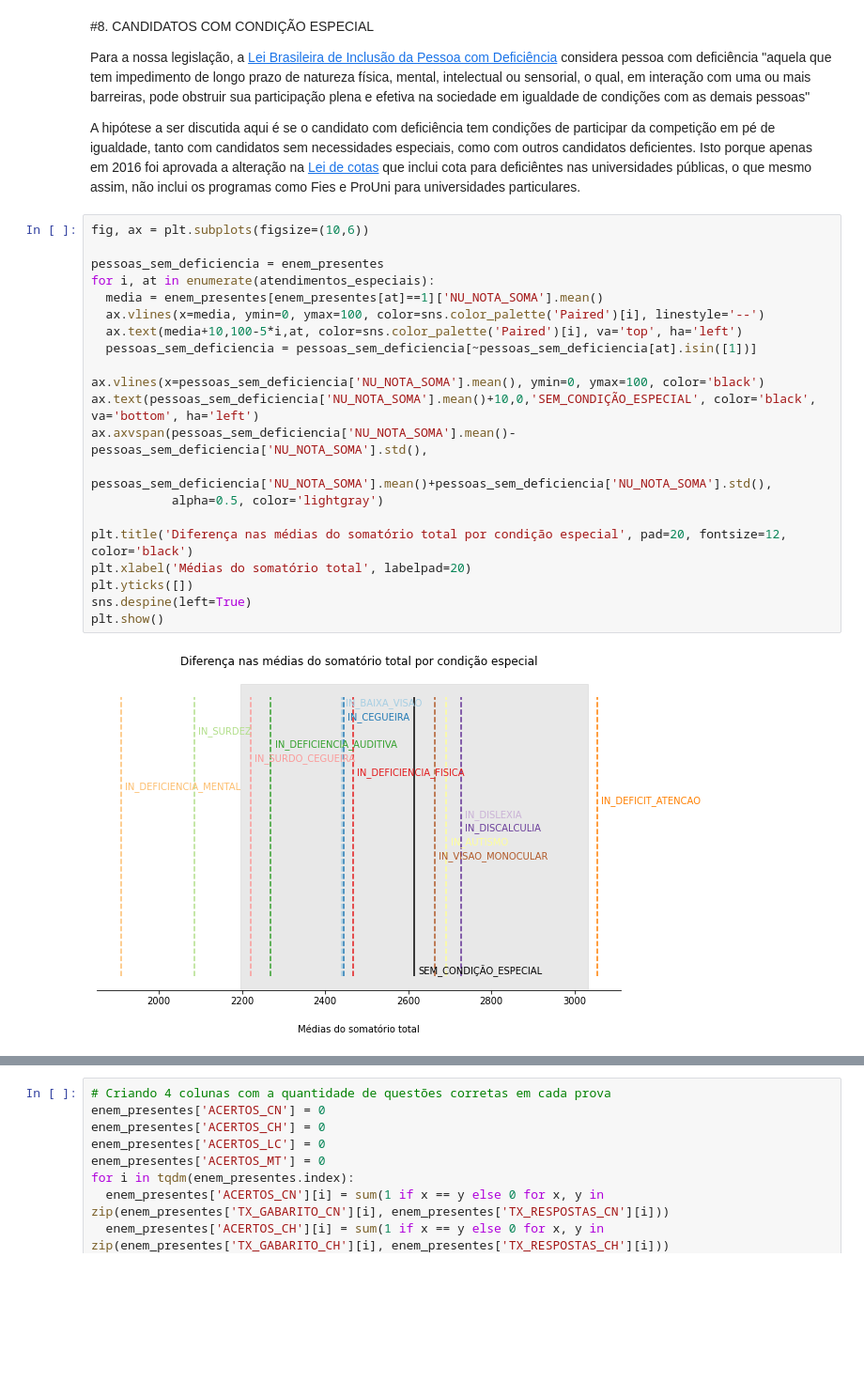
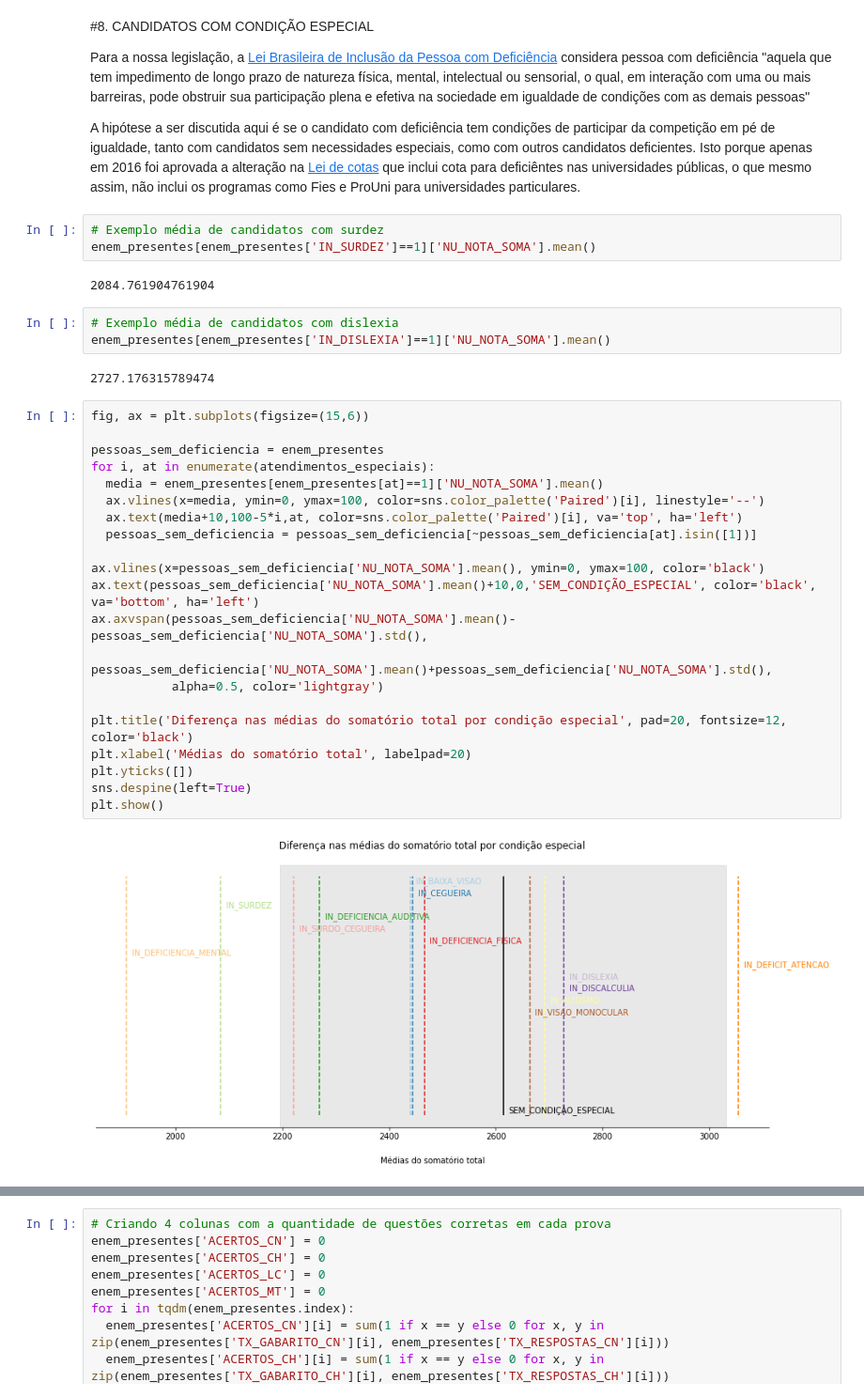
Before and after one commit to vinismachadoo/alura-imersao-dados-2, a Jupyter notebook: microdados_enem_2019.ipynb, the cells around one changed output, grey strips where cells are left out. Shown at 94% size. Drawn from its saved outputs; the diff is of its cells as text; blank space fills up the shorter version.

```diff
--- a/microdados_enem_2019.ipynb
+++ b/microdados_enem_2019.ipynb
@@ -376,29 +421,39 @@ plt.show()
 Para a nossa legislação, a [Lei Brasileira de Inclusão da Pessoa com Deficiência](http://www.planalto.gov.br/ccivil_03/_ato2015-2018/2015/lei/l13146.htm#:~:text=Art.%202%C2%BA%20Considera%2Dse%20pessoa,condi%C3%A7%C3%B5es%20com%20as%20demais%20pessoas.) considera pessoa com deficiência "aquela que tem impedimento de longo prazo de natureza física, mental, intelectual ou sensorial, o qual, em interação com uma ou mais barreiras, pode obstruir sua participação plena e efetiva na sociedade em igualdade de condições com as demais pessoas"
 
 A hipótese a ser discutida aqui é se o candidato com deficiência tem condições de participar da competição em pé de igualdade, tanto com candidatos sem necessidades especiais, como com outros candidatos deficientes. Isto porque apenas em 2016 foi aprovada a alteração na [Lei de cotas](http://www.planalto.gov.br/ccivil_03/_Ato2011-2014/2012/Lei/L12711.htm) que inclui cota para deficiêntes nas universidades públicas, o que mesmo assim, não inclui os programas como Fies e ProUni para universidades particulares.
+# %%
+# Exemplo média de candidatos com surdez
+enem_presentes[enem_presentes['IN_SURDEZ']==1]['NU_NOTA_SOMA'].mean()
+# %% [output]
+2084.761904761904
+# %%
+# Exemplo média de candidatos com dislexia
+enem_presentes[enem_presentes['IN_DISLEXIA']==1]['NU_NOTA_SOMA'].mean()
+# %% [output]
+2727.176315789474
 # %%
-fig, ax = plt.subplots(figsize=(10,6))
+fig, ax = plt.subplots(figsize=(15,6))
 
 pessoas_sem_deficiencia = enem_presentes
 for i, at in enumerate(atendimentos_especiais):
   media = enem_presentes[enem_presentes[at]==1]['NU_NOTA_SOMA'].mean()
   ax.vlines(x=media, ymin=0, ymax=100, color=sns.color_palette('Paired')[i], linestyle='--')
   ax.text(media+10,100-5*i,at, color=sns.color_palette('Paired')[i], va='top', ha='left')
   pessoas_sem_deficiencia = pessoas_sem_deficiencia[~pessoas_sem_deficiencia[at].isin([1])]
 
 ax.vlines(x=pessoas_sem_deficiencia['NU_NOTA_SOMA'].mean(), ymin=0, ymax=100, color='black')
 ax.text(pessoas_sem_deficiencia['NU_NOTA_SOMA'].mean()+10,0,'SEM_CONDIÇÃO_ESPECIAL', color='black', va='bottom', ha='left')
 ax.axvspan(pessoas_sem_deficiencia['NU_NOTA_SOMA'].mean()-pessoas_sem_deficiencia['NU_NOTA_SOMA'].std(),
            pessoas_sem_deficiencia['NU_NOTA_SOMA'].mean()+pessoas_sem_deficiencia['NU_NOTA_SOMA'].std(),
            alpha=0.5, color='lightgray')
 
 plt.title('Diferença nas médias do somatório total por condição especial', pad=20, fontsize=12, color='black')
 plt.xlabel('Médias do somatório total', labelpad=20)
 plt.yticks([])
 sns.despine(left=True)
 plt.show()
 # %% [output]
-[figure, old version]
+[figure, new version]
 # %% [markdown]
 A zona cinza corresponde a um desvio padrão da média de candidatos sem condição especial (isto representa cerca de 70% dos inscritos). Com isso, podemos entender se o atendimento especializado oferecido pelo MEC é inclusivo e coloca os candidatos com alguma necessidade especial em igualdade com os demais.
 
```
Also changed, not shown: parts of 48 cells of this notebook.
